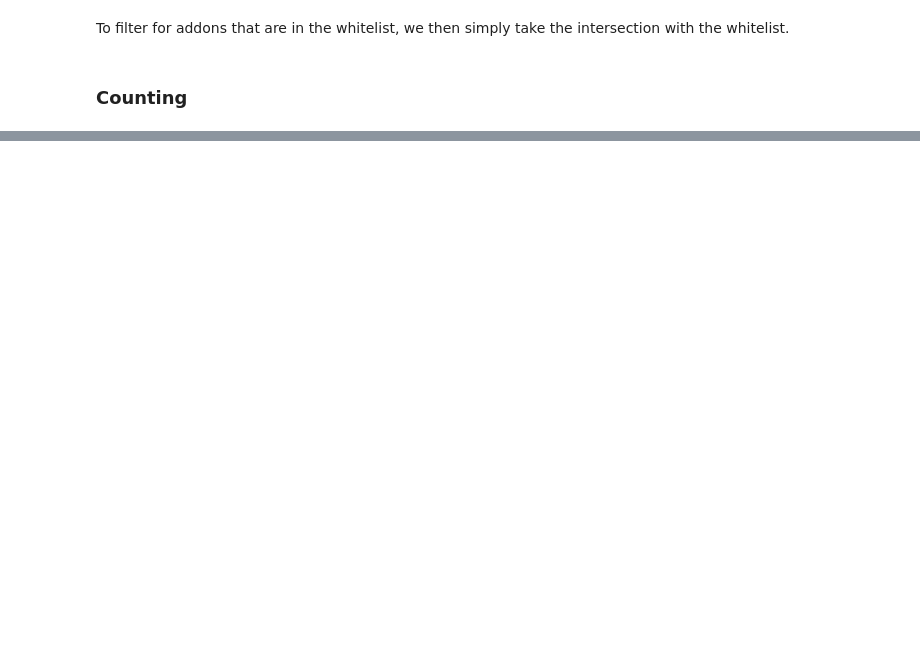
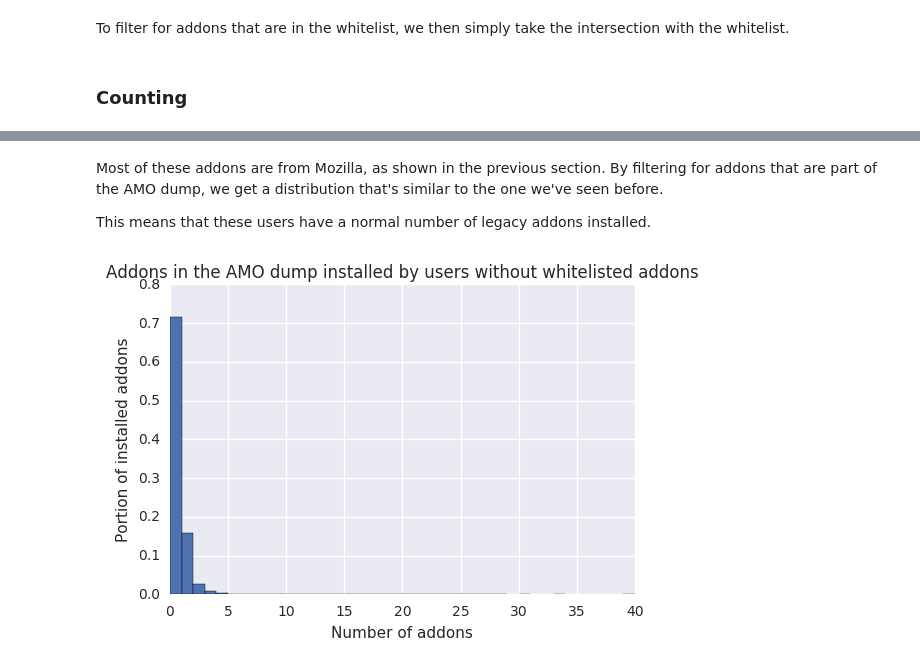
Before and after one commit to florian/taar-prototyping, a Jupyter notebook: collaborative_analysis.ipynb, the cells around one changed output, grey strips where cells are left out. Cells and saved outputs as stored; diff of their text form; code cells hidden in the pictures; blank space fills up the shorter version.

```diff
--- a/collaborative_analysis.ipynb
+++ b/collaborative_analysis.ipynb
@@ -99,0 +375,23 @@ rdd_completed.filter(lambda client: len(whitelist_filter(client['installed_addon
+# %% [markdown]
+Most of these addons are from Mozilla, as shown in the previous section. By filtering for addons that are part of the AMO dump, we get a distribution that's similar to the one we've seen before.
+
+This means that these users have a normal number of legacy addons installed.
+# %%
+installed_addons_by_user = users_without_webextensions\
+    .map(itemgetter('installed_addons'))\
+    .map(lambda addons: [addon for addon in addons if addon in amo_dump])\
+    .map(len)
+
+addon_counts = installed_addons_by_user\
+    .map(lambda x: (x, 1))\
+    .reduceByKey(add)\
+    .map(make_count_relative)
+
+x, y = zip(*addon_counts.collect())
+plt.bar(x, y, width=1.)
+plt.title("Addons in the AMO dump installed by users without whitelisted addons")
+plt.xlabel("Number of addons")
+plt.ylabel("Portion of installed addons")
+plt.show()
+# %% [output]
+[figure, added]
```
Also changed, not shown: parts of 47 cells of this notebook, 6 other files.
